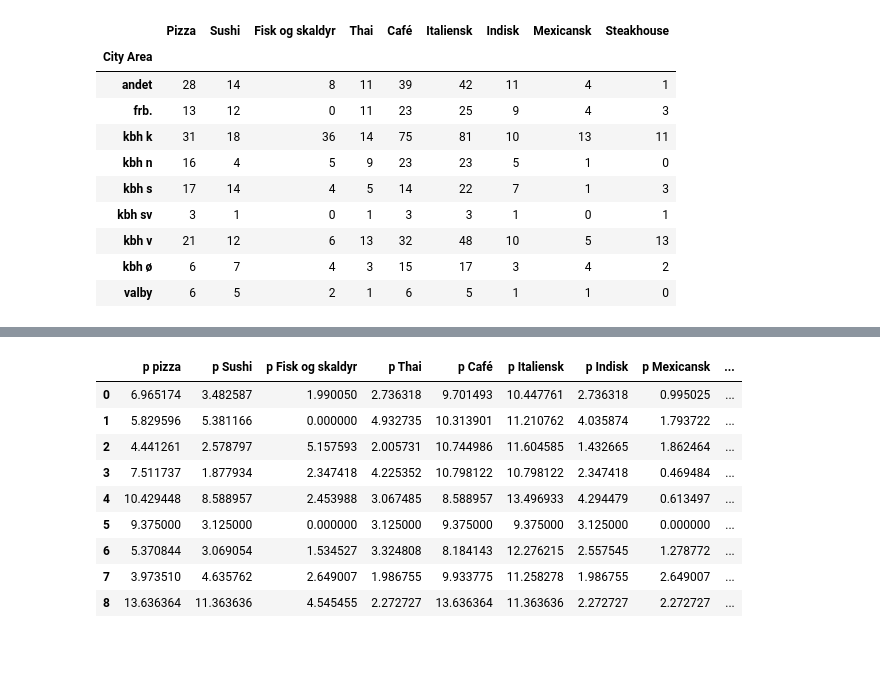
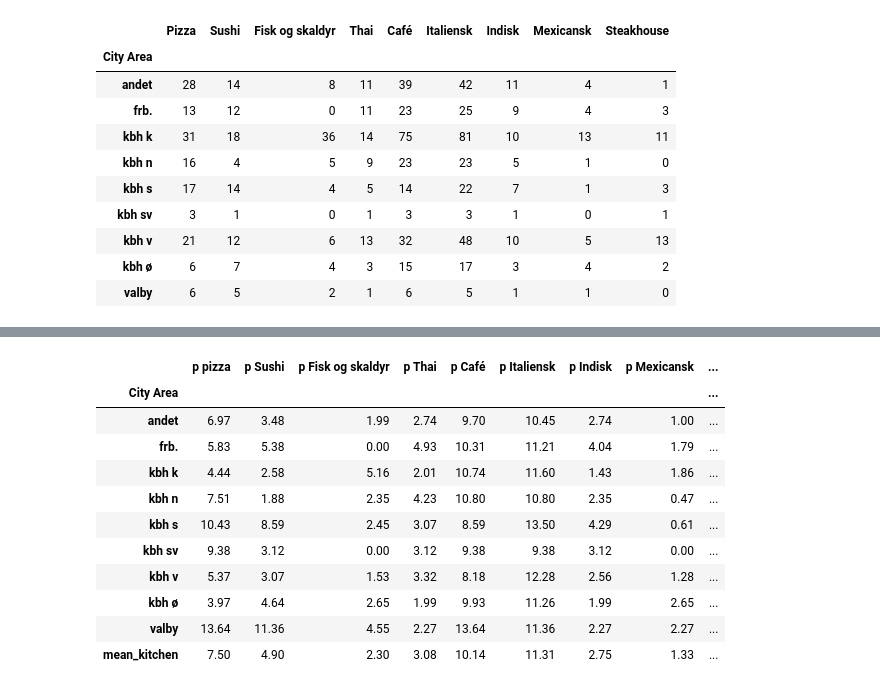
Before and after one commit to EMCK3N/SDS2019-grp20, a Jupyter notebook: Untitled.ipynb, the cells around one changed output, grey strips where cells are left out. Saved outputs shown, nothing was run; the diff lists cells and outputs as text; code cells hidden in the pictures; blank space fills up the shorter version.

```diff
--- a/Untitled.ipynb
+++ b/Untitled.ipynb
@@ -190,18 +212,24 @@ df_grp_area['p Indisk'] = df_grp_area['Indisk']/df_grp_area['Total']*100
 df_grp_area['p Mexicansk'] = df_grp_area['Mexicansk']/df_grp_area['Total']*100
 df_grp_area['p Steakhouse'] = df_grp_area['Steakhouse']/df_grp_area['Total']*100
 # %%
-percent_df = df_grp_area[df_grp_area.columns[11:20]]
+percent_df = df_grp_area[df_grp_area.columns[10:]]
+# %%
+percent_df_mean = percent_df.append(percent_df.mean().rename('mean_kitchen'))
+percent_df_mean = percent_df_mean.round(2)
+percent_df_mean
+# %% [output]
+|  | p pizza | p Sushi | p Fisk og skaldyr | p Thai | p Café | p Italiensk | p Indisk | p Mexicansk | ... |
+| City Area |  |  |  |  |  |  |  |  | ... |
+| andet | 6.97 | 3.48 | 1.99 | 2.74 | 9.70 | 10.45 | 2.74 | 1.00 | ... |
+| frb. | 5.83 | 5.38 | 0.00 | 4.93 | 10.31 | 11.21 | 4.04 | 1.79 | ... |
+| kbh k | 4.44 | 2.58 | 5.16 | 2.01 | 10.74 | 11.60 | 1.43 | 1.86 | ... |
+| kbh n | 7.51 | 1.88 | 2.35 | 4.23 | 10.80 | 10.80 | 2.35 | 0.47 | ... |
+| kbh s | 10.43 | 8.59 | 2.45 | 3.07 | 8.59 | 13.50 | 4.29 | 0.61 | ... |
+| kbh sv | 9.38 | 3.12 | 0.00 | 3.12 | 9.38 | 9.38 | 3.12 | 0.00 | ... |
+| kbh v | 5.37 | 3.07 | 1.53 | 3.32 | 8.18 | 12.28 | 2.56 | 1.28 | ... |
+| kbh ø | 3.97 | 4.64 | 2.65 | 1.99 | 9.93 | 11.26 | 1.99 | 2.65 | ... |
+| valby | 13.64 | 11.36 | 4.55 | 2.27 | 13.64 | 11.36 | 2.27 | 2.27 | ... |
+| mean_kitchen | 7.50 | 4.90 | 2.30 | 3.08 | 10.14 | 11.31 | 2.75 | 1.33 | ... |
 # %%
-percent_df.to_csv('percent på bydel.csv')
-percent_df
+percent_df.to_csv('percent på bydel.csv') # without means
+percent_df_mean.to_csv('percent på bydel_mean.csv')
-# %% [output]
-|  | p pizza | p Sushi | p Fisk og skaldyr | p Thai | p Café | p Italiensk | p Indisk | p Mexicansk | ... |
-| 0 | 6.965174 | 3.482587 | 1.990050 | 2.736318 | 9.701493 | 10.447761 | 2.736318 | 0.995025 | ... |
-| 1 | 5.829596 | 5.381166 | 0.000000 | 4.932735 | 10.313901 | 11.210762 | 4.035874 | 1.793722 | ... |
-| 2 | 4.441261 | 2.578797 | 5.157593 | 2.005731 | 10.744986 | 11.604585 | 1.432665 | 1.862464 | ... |
-| 3 | 7.511737 | 1.877934 | 2.347418 | 4.225352 | 10.798122 | 10.798122 | 2.347418 | 0.469484 | ... |
-| 4 | 10.429448 | 8.588957 | 2.453988 | 3.067485 | 8.588957 | 13.496933 | 4.294479 | 0.613497 | ... |
-| 5 | 9.375000 | 3.125000 | 0.000000 | 3.125000 | 9.375000 | 9.375000 | 3.125000 | 0.000000 | ... |
-| 6 | 5.370844 | 3.069054 | 1.534527 | 3.324808 | 8.184143 | 12.276215 | 2.557545 | 1.278772 | ... |
-| 7 | 3.973510 | 4.635762 | 2.649007 | 1.986755 | 9.933775 | 11.258278 | 1.986755 | 2.649007 | ... |
-| 8 | 13.636364 | 11.363636 | 4.545455 | 2.272727 | 13.636364 | 11.363636 | 2.272727 | 2.272727 | ... |
```
Also changed, not shown: parts of 5 cells of this notebook, 8 other files.
